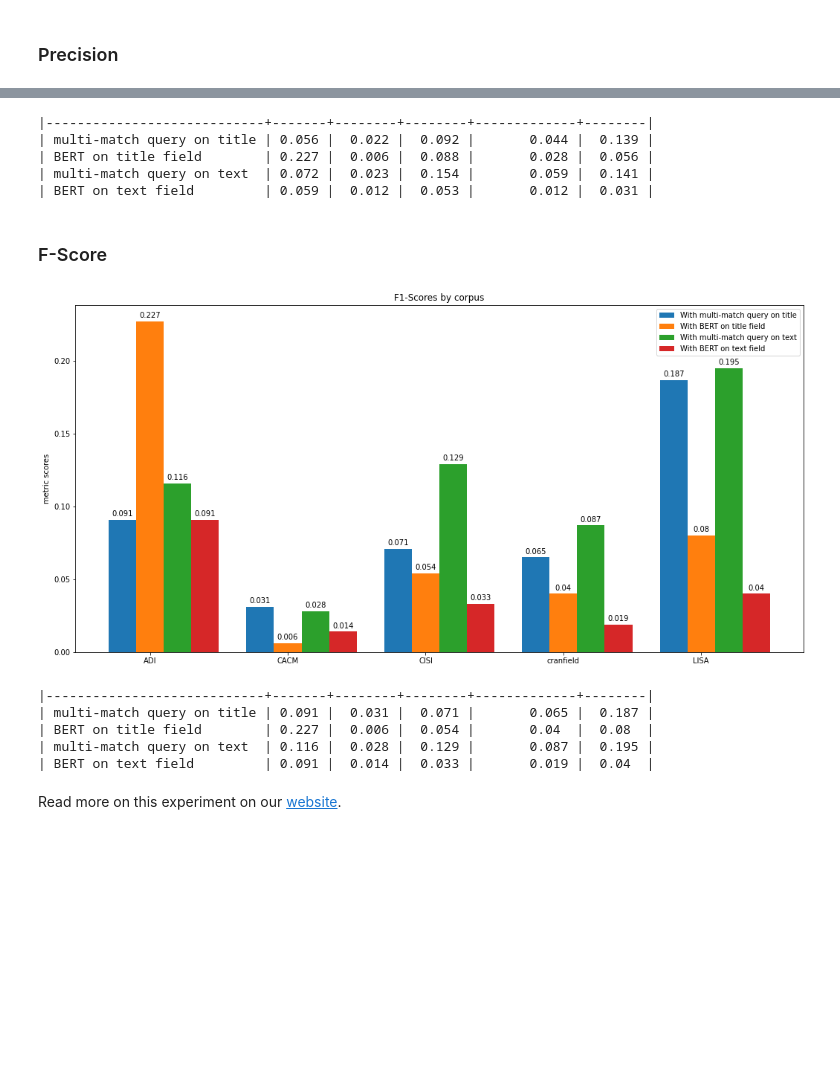
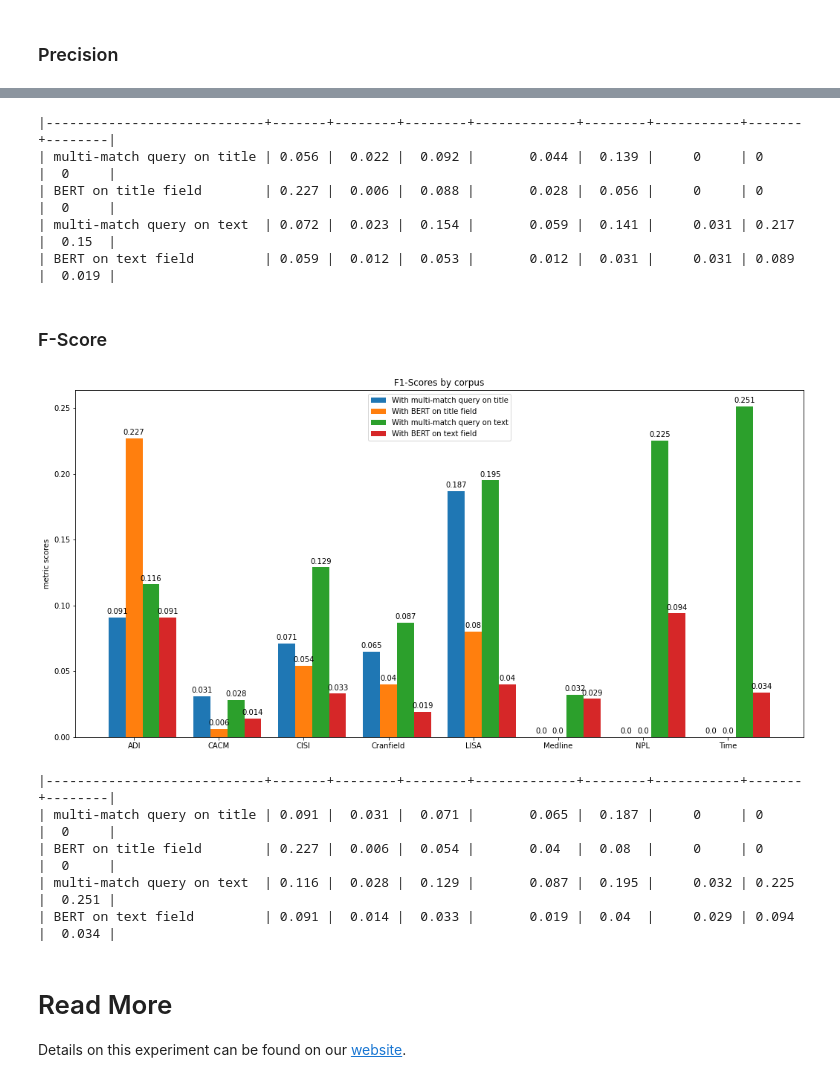
Before and after one commit to pragmalingu/experiments, a Jupyter notebook: 02_Embeddings/Experiment/Second_Experiment_BERT_Embeddings.ipynb, the cells around one changed output, grey strips where cells are left out. Drawn from its saved outputs; the diff is of its cells as text; code cells hidden in the pictures; blank space fills up the shorter version.

```diff
--- a/02_Embeddings/Experiment/Second_Experiment_BERT_Embeddings.ipynb
+++ b/02_Embeddings/Experiment/Second_Experiment_BERT_Embeddings.ipynb
@@ -2415,6 +2451,9 @@ match_metrics_recall_title.append(round(cacm_res_match_recall_title['metric_scor
 match_metrics_recall_title.append(round(cisi_res_match_recall_title['metric_score'], 3))
 match_metrics_recall_title.append(round(cran_res_match_recall_title['metric_score'], 3))
 match_metrics_recall_title.append(round(lisa_res_match_recall_title['metric_score'], 3))
+match_metrics_recall_title.append(0)
+match_metrics_recall_title.append(0)
+match_metrics_recall_title.append(0)
 
 bert_title_metrics_recall = []
 bert_title_metrics_recall.append(round(adi_res_bert_title_recall['metric_score'], 3))
@@ -2422,6 +2461,9 @@ bert_title_metrics_recall.append(round(cacm_res_bert_title_recall['metric_score'
 bert_title_metrics_recall.append(round(cisi_res_bert_title_recall['metric_score'], 3))
 bert_title_metrics_recall.append(round(cran_res_bert_title_recall['metric_score'], 3))
 bert_title_metrics_recall.append(round(lisa_res_bert_title_recall['metric_score'], 3))
+bert_title_metrics_recall.append(0)
+bert_title_metrics_recall.append(0)
+bert_title_metrics_recall.append(0)
 
 match_metrics_recall_text = []
 match_metrics_recall_text.append(round(adi_res_match_recall_text['metric_score'], 3))
@@ -2429,6 +2471,9 @@ match_metrics_recall_text.append(round(cacm_res_match_recall_text['metric_score'
 match_metrics_recall_text.append(round(cisi_res_match_recall_text['metric_score'], 3))
 match_metrics_recall_text.append(round(cran_res_match_recall_text['metric_score'], 3))
 match_metrics_recall_text.append(round(lisa_res_match_recall_text['metric_score'], 3))
+match_metrics_recall_text.append(round(med_res_match_recall_text['metric_score'], 3))
+match_metrics_recall_text.append(round(npl_res_match_recall_text['metric_score'], 3))
+match_metrics_recall_text.append(round(time_res_match_recall_text['metric_score'], 3))
 
 bert_text_metrics_recall = []
 bert_text_metrics_recall.append(round(adi_res_bert_text_recall['metric_score'], 3))
@@ -2436,8 +2481,11 @@ bert_text_metrics_recall.append(round(cacm_res_bert_text_recall['metric_score'],
 bert_text_metrics_recall.append(round(cisi_res_bert_text_recall['metric_score'], 3))
 bert_text_metrics_recall.append(round(cran_res_bert_text_recall['metric_score'], 3))
 bert_text_metrics_recall.append(round(lisa_res_bert_text_recall['metric_score'], 3))
+bert_text_metrics_recall.append(round(med_res_bert_text_recall['metric_score'], 3))
+bert_text_metrics_recall.append(round(npl_res_bert_text_recall['metric_score'], 3))
+bert_text_metrics_recall.append(round(time_res_bert_text_recall['metric_score'], 3))
 
-labels = ['ADI','CACM', 'CISI','Cranfield', 'LISA']
+labels = ['ADI','CACM', 'CISI','Cranfield', 'LISA', 'Medline', 'NPL', 'Time']
 
 x = np.arange(len(labels))*2.5  # the label locations
 
@@ -2582,15 +2641,15 @@ match_metrics_precision_text.insert(0, 'multi-match query on text')
 bert_text_metrics_precision.insert(0, 'BERT on text field')
 
 l = [match_metrics_precision_title, bert_title_metrics_precision, match_metrics_precision_text, bert_text_metrics_precision]
-table = tabulate(l, headers=['ADI','CACM', 'CISI','cranfield', 'LISA'], tablefmt='orgtbl')
+table = tabulate(l, headers=['ADI','CACM', 'CISI','Cranfield', 'LISA', 'Medline', 'NPL', 'Time'], tablefmt='orgtbl')
 
 print(table)
 # %% [output]
-|----------------------------+-------+--------+--------+-------------+--------|
-| multi-match query on title | 0.056 |  0.022 |  0.092 |       0.044 |  0.139 |
-| BERT on title field        | 0.227 |  0.006 |  0.088 |       0.028 |  0.056 |
-| multi-match query on text  | 0.072 |  0.023 |  0.154 |       0.059 |  0.141 |
-| BERT on text field         | 0.059 |  0.012 |  0.053 |       0.012 |  0.031 |
+|----------------------------+-------+--------+--------+-------------+--------+-----------+-------+--------|
+| multi-match query on title | 0.056 |  0.022 |  0.092 |       0.044 |  0.139 |     0     | 0     |  0     |
+| BERT on title field        | 0.227 |  0.006 |  0.088 |       0.028 |  0.056 |     0     | 0     |  0     |
+| multi-match query on text  | 0.072 |  0.023 |  0.154 |       0.059 |  0.141 |     0.031 | 0.217 |  0.15  |
+| BERT on text field         | 0.059 |  0.012 |  0.053 |       0.012 |  0.031 |     0.031 | 0.089 |  0.019 |
 # %% [markdown]
 ### F-Score
 # %%
@@ -2609,6 +2668,19 @@ match_metrics_fscore_title.append(round(f_score(cacm_res_match_recall_title['met
 match_metrics_fscore_title.append(round(f_score(cisi_res_match_recall_title['metric_score'], cisi_res_match_precision_title['metric_score']),3))
 match_metrics_fscore_title.append(round(f_score(cran_res_match_recall_title['metric_score'], cran_res_match_precision_title['metric_score']),3))
 match_metrics_fscore_title.append(round(f_score(lisa_res_match_recall_title['metric_score'], lisa_res_match_precision_title['metric_score']),3))
+match_metrics_fscore_title.append(0)
+match_metrics_fscore_title.append(0)
+match_metrics_fscore_title.append(0)
+
+bert_title_metrics_fscore = []
+bert_title_metrics_fscore.append(round(f_score(adi_res_bert_title_recall['metric_score'], adi_res_bert_title_precision['metric_score']),3))
+bert_title_metrics_fscore.append(round(f_score(cacm_res_bert_title_recall['metric_score'], cacm_res_bert_title_precision['metric_score']),3))
+bert_title_metrics_fscore.append(round(f_score(cisi_res_bert_title_recall['metric_score'], cisi_res_bert_title_precision['metric_score']),3))
+bert_title_metrics_fscore.append(round(f_score(cran_res_bert_title_recall['metric_score'], cran_res_bert_title_precision['metric_score']),3))
+bert_title_metrics_fscore.append(round(f_score(lisa_res_bert_title_recall['metric_score'], lisa_res_bert_title_precision['metric_score']),3))
+bert_title_metrics_fscore.append(0)
+bert_title_metrics_fscore.append(0)
+bert_title_metrics_fscore.append(0)
 
 match_metrics_fscore_text = []
 match_metrics_fscore_text.append(round(f_score(adi_res_match_recall_text['metric_score'], adi_res_match_precision_text['metric_score']),3))
@@ -2616,13 +2688,9 @@ match_metrics_fscore_text.append(round(f_score(cacm_res_match_recall_text['metri
 match_metrics_fscore_text.append(round(f_score(cisi_res_match_recall_text['metric_score'], cisi_res_match_precision_text['metric_score']),3))
 match_metrics_fscore_text.append(round(f_score(cran_res_match_recall_text['metric_score'], cran_res_match_precision_text['metric_score']),3))
 match_metrics_fscore_text.append(round(f_score(lisa_res_match_recall_text['metric_score'], lisa_res_match_precision_text['metric_score']),3))
-
-bert_title_metrics_fscore = []
-bert_title_metrics_fscore.append(round(f_score(adi_res_bert_title_recall['metric_score'], adi_res_bert_title_precision['metric_score']),3))
-bert_title_metrics_fscore.append(round(f_score(cacm_res_bert_title_recall['metric_score'], cacm_res_bert_title_precision['metric_score']),3))
-bert_title_metrics_fscore.append(round(f_score(cisi_res_bert_title_recall['metric_score'], cisi_res_bert_title_precision['metric_score']),3))
-bert_title_metrics_fscore.append(round(f_score(cran_res_bert_title_recall['metric_score'], cran_res_bert_title_precision['metric_score']),3))
-bert_title_metrics_fscore.append(round(f_score(lisa_res_bert_title_recall['metric_score'], lisa_res_bert_title_precision['metric_score']),3))
+match_metrics_fscore_text.append(round(f_score(med_res_match_recall_text['metric_score'], med_res_match_precision_text['metric_score']),3))
+match_metrics_fscore_text.append(round(f_score(npl_res_match_recall_text['metric_score'], npl_res_match_precision_text['metric_score']),3))
+match_metrics_fscore_text.append(round(f_score(time_res_match_recall_text['metric_score'], time_res_match_precision_text['metric_score']),3))
 
 bert_text_metrics_fscore = []
 bert_text_metrics_fscore.append(round(f_score(adi_res_bert_text_recall['metric_score'], adi_res_bert_text_precision['metric_score']),3))
@@ -2630,8 +2698,11 @@ bert_text_metrics_fscore.append(round(f_score(cacm_res_bert_text_recall['metric_
 bert_text_metrics_fscore.append(round(f_score(cisi_res_bert_text_recall['metric_score'], cisi_res_bert_text_precision['metric_score']),3))
 bert_text_metrics_fscore.append(round(f_score(cran_res_bert_text_recall['metric_score'], cran_res_bert_text_precision['metric_score']),3))
 bert_text_metrics_fscore.append(round(f_score(lisa_res_bert_text_recall['metric_score'], lisa_res_bert_text_precision['metric_score']),3))
+bert_text_metrics_fscore.append(round(f_score(med_res_bert_text_recall['metric_score'], med_res_bert_text_precision['metric_score']),3))
+bert_text_metrics_fscore.append(round(f_score(npl_res_bert_text_recall['metric_score'], npl_res_bert_text_precision['metric_score']),3))
+bert_text_metrics_fscore.append(round(f_score(time_res_bert_text_recall['metric_score'], time_res_bert_text_precision['metric_score']),3))
 
-labels = ['ADI','CACM', 'CISI','cranfield', 'LISA']
+labels = ['ADI','CACM', 'CISI','Cranfield', 'LISA', 'Medline', 'NPL', 'Time']
 
 x = np.arange(len(labels))*2.5  # the label locations
 
@@ -2646,34 +2717,34 @@ rects4 = ax.bar(x + 2*width, bert_text_metrics_fscore, width, label='With BERT o
 # Add some text for labels, title and custom x-axis tick labels, etc.
 ax.set_ylabel('metric scores')
 ax.set_title('F1-Scores by corpus')
 ax.set_xticks(x)
 ax.set_xticklabels(labels)
 ax.legend()
 
 
 def autolabel(rects):
     """Attach a text label above each bar in *rects*, displaying its height."""
     for rect in rects:
         height = rect.get_height()
         ax.annotate('{}'.format(height),
                     xy=(rect.get_x() + rect.get_width() / 2, height),
                     xytext=(0, 3),  # 3 points vertical offset
                     textcoords="offset points",
                     ha='center', va='bottom')
 
 
 autolabel(rects1)
 autolabel(rects2)
 autolabel(rects3)
 autolabel(rects4)
 
 fig.tight_layout()
 fig.set_figwidth(16)
 fig.set_figheight(8)
 
 plt.show()
 # %% [output]
-[figure, old version]
+[figure, new version]
 # %%
 from tabulate import tabulate
 
@@ -2683,14 +2754,15 @@ match_metrics_fscore_text.insert(0, 'multi-match query on text')
 bert_text_metrics_fscore.insert(0, 'BERT on text field')
 
 l = [match_metrics_fscore_title, bert_title_metrics_fscore,match_metrics_fscore_text,bert_text_metrics_fscore]
-table = tabulate(l, headers=['ADI','CACM', 'CISI','cranfield', 'LISA'], tablefmt='orgtbl')
+table = tabulate(l, headers=['ADI','CACM', 'CISI','Cranfield', 'LISA', 'Medline', 'NPL', 'Time'], tablefmt='orgtbl')
 
 print(table)
 # %% [output]
-|----------------------------+-------+--------+--------+-------------+--------|
-| multi-match query on title | 0.091 |  0.031 |  0.071 |       0.065 |  0.187 |
-| BERT on title field        | 0.227 |  0.006 |  0.054 |       0.04  |  0.08  |
-| multi-match query on text  | 0.116 |  0.028 |  0.129 |       0.087 |  0.195 |
-| BERT on text field         | 0.091 |  0.014 |  0.033 |       0.019 |  0.04  |
+|----------------------------+-------+--------+--------+-------------+--------+-----------+-------+--------|
+| multi-match query on title | 0.091 |  0.031 |  0.071 |       0.065 |  0.187 |     0     | 0     |  0     |
+| BERT on title field        | 0.227 |  0.006 |  0.054 |       0.04  |  0.08  |     0     | 0     |  0     |
+| multi-match query on text  | 0.116 |  0.028 |  0.129 |       0.087 |  0.195 |     0.032 | 0.225 |  0.251 |
+| BERT on text field         | 0.091 |  0.014 |  0.033 |       0.019 |  0.04  |     0.029 | 0.094 |  0.034 |
 # %% [markdown]
-Read more on this experiment on our [website](https://pragmalingu.de/docs/experiments/experiment1).
+# Read More
+Details on this experiment can be found on our [website](https://pragmalingu.de/docs/experiments/experiment2).
```
Also changed, not shown: parts of 22 cells of this notebook.
